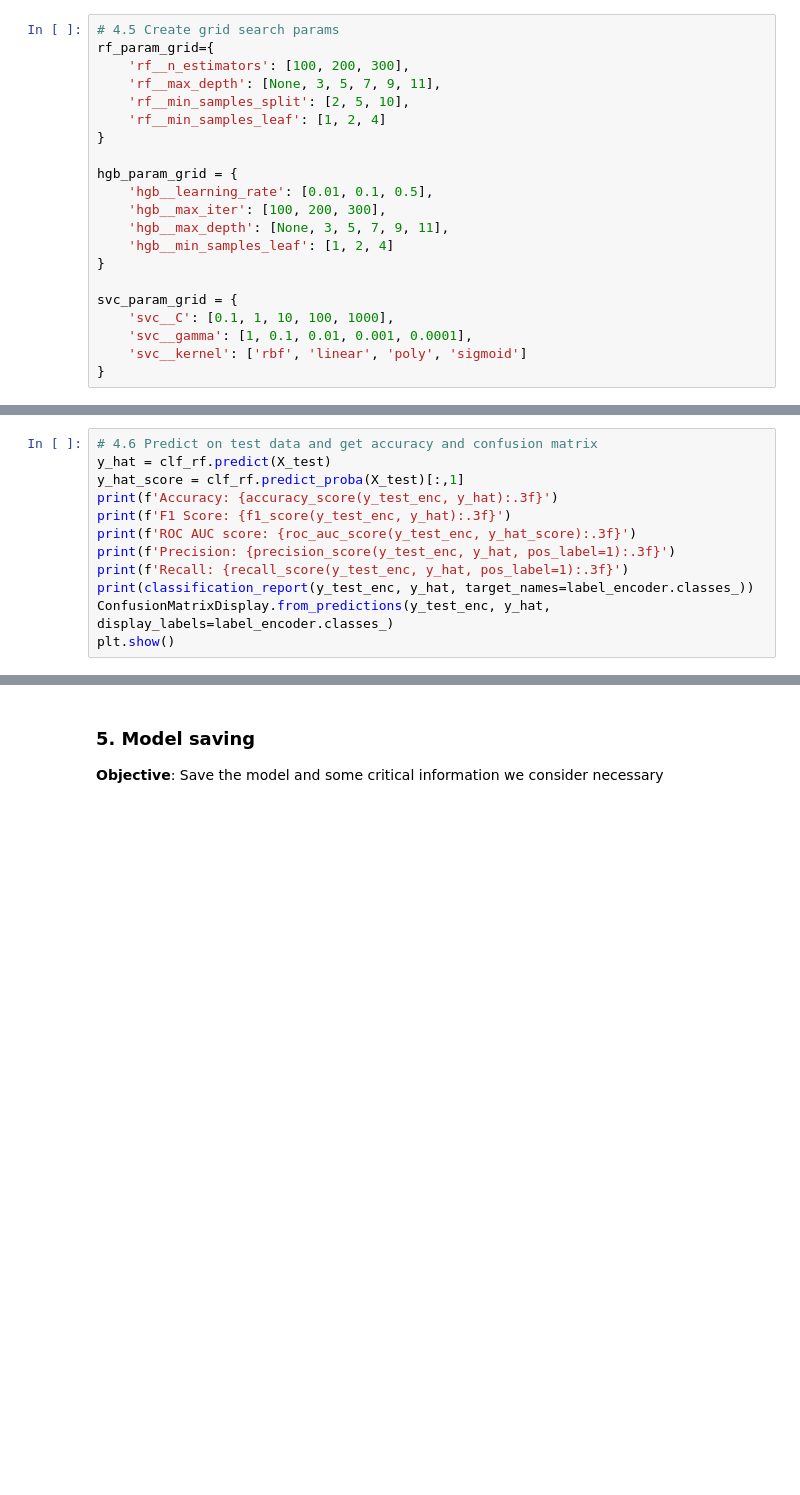
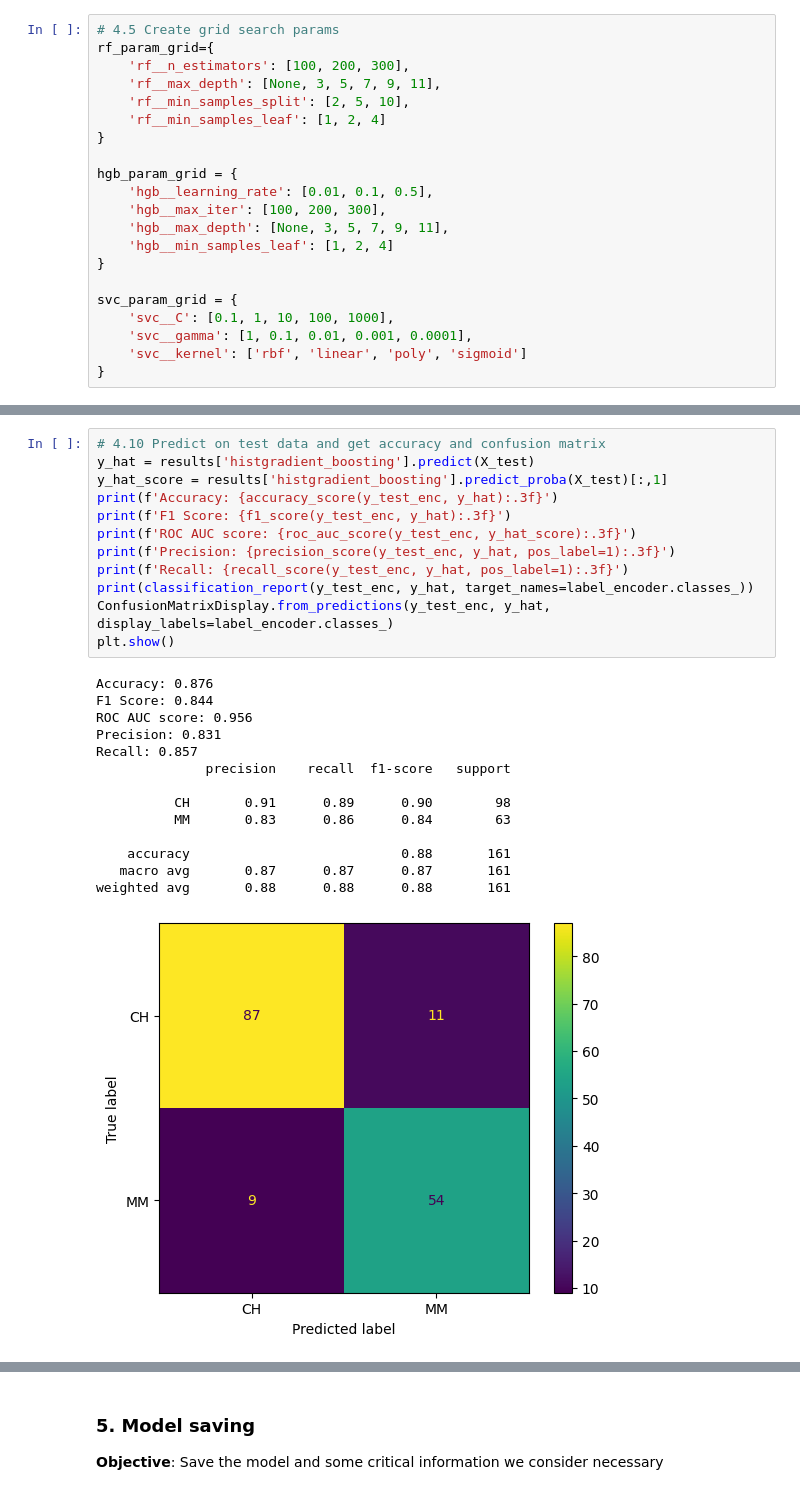
Before and after one commit to alexismenanieves/Orchestrator, a Jupyter notebook: notebooks/Orange_Juice_Model.ipynb, the cells around one changed output, grey strips where cells are left out. Drawn from its saved outputs; the diff is of its cells as text; blank space fills up the shorter version.

```diff
--- a/notebooks/Orange_Juice_Model.ipynb
+++ b/notebooks/Orange_Juice_Model.ipynb
@@ -584,12 +606,27 @@ F1 Score: 0.775
 # %%
-# 4.6 Predict on test data and get accuracy and confusion matrix
-y_hat = clf_rf.predict(X_test)
-y_hat_score = clf_rf.predict_proba(X_test)[:,1]
+# 4.10 Predict on test data and get accuracy and confusion matrix
+y_hat = results['histgradient_boosting'].predict(X_test)
+y_hat_score = results['histgradient_boosting'].predict_proba(X_test)[:,1]
 print(f'Accuracy: {accuracy_score(y_test_enc, y_hat):.3f}')
 print(f'F1 Score: {f1_score(y_test_enc, y_hat):.3f}')
 print(f'ROC AUC score: {roc_auc_score(y_test_enc, y_hat_score):.3f}')
 print(f'Precision: {precision_score(y_test_enc, y_hat, pos_label=1):.3f}')
 print(f'Recall: {recall_score(y_test_enc, y_hat, pos_label=1):.3f}')
 print(classification_report(y_test_enc, y_hat, target_names=label_encoder.classes_))
 ConfusionMatrixDisplay.from_predictions(y_test_enc, y_hat, display_labels=label_encoder.classes_)
 plt.show()
+# %% [output]
+Accuracy: 0.876
+F1 Score: 0.844
+ROC AUC score: 0.956
+Precision: 0.831
+Recall: 0.857
+              precision    recall  f1-score   support
+
+          CH       0.91      0.89      0.90        98
+          MM       0.83      0.86      0.84        63
+
+    accuracy                           0.88       161
+   macro avg       0.87      0.87      0.87       161
+weighted avg       0.88      0.88      0.88       161
+[figure, added]
```
Also changed, not shown: parts of 29 cells of this notebook.
